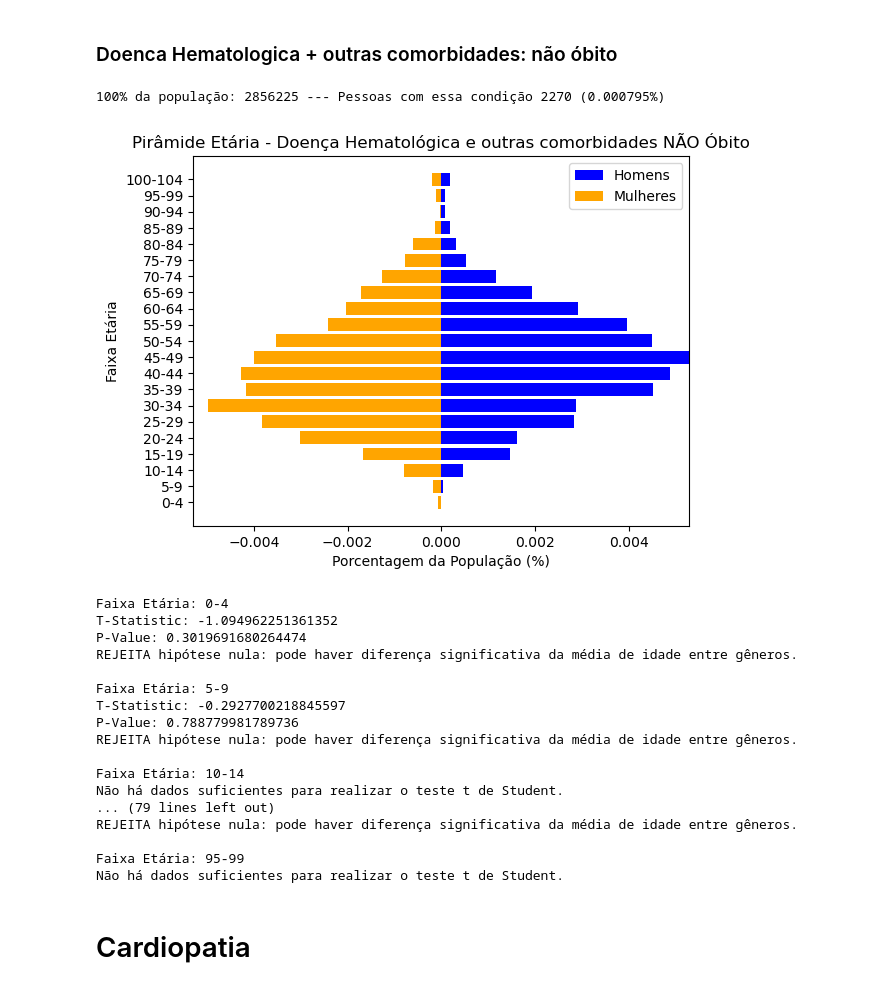
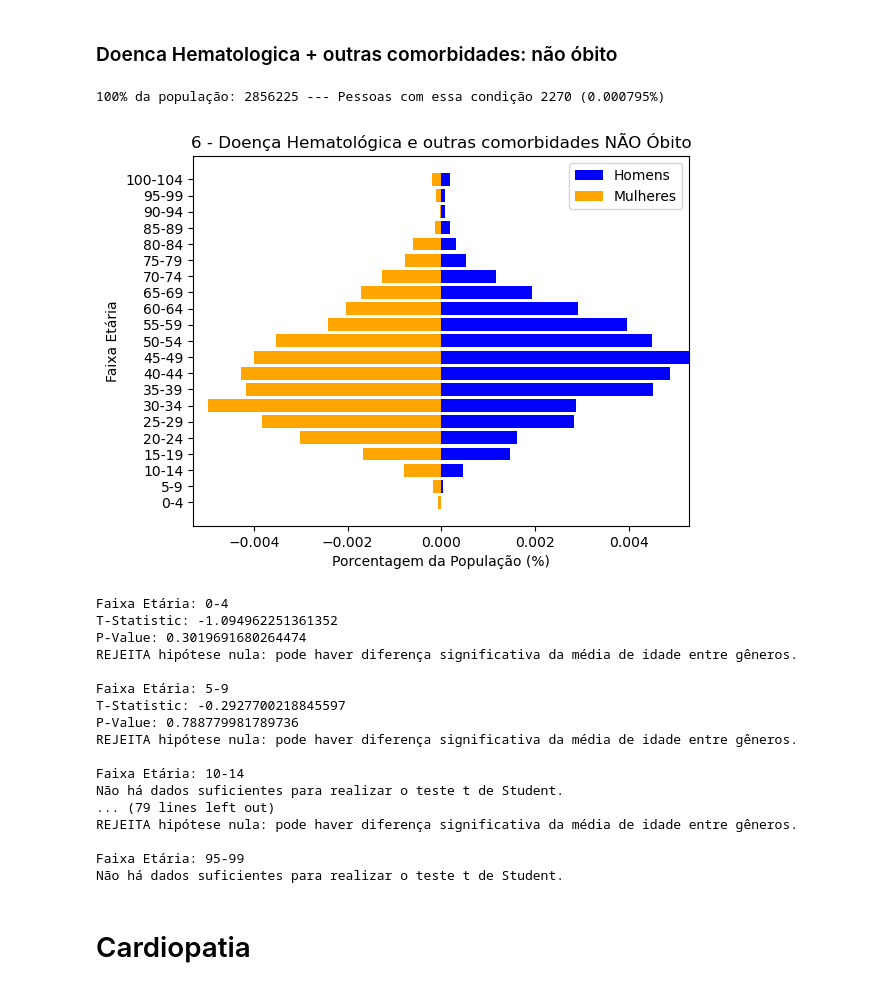
Before and after one commit to andregdmitri/SCC0957-PraticaCienciaDados, a Jupyter notebook: testes_estatisticos.ipynb, the cells around one changed output. Drawn from its saved outputs; the diff is of its cells as text; code cells hidden in the pictures.

```diff
--- a/testes_estatisticos.ipynb
+++ b/testes_estatisticos.ipynb
@@ -80,23 +54,17 @@ df_sem_comorbidade
 # %%
-import pandas as pd
-
-# Supondo que 'obitos_raca_cor' seja o seu DataFrame
-# Substitua 'obitos_raca_cor' pelo nome real do seu DataFrame, se necessário
-
-# Criando a condição para pessoas sem comorbidade
 condicao_comorbidade = (
-    ((df['asma'].isna() != False) | (df['asma'] != None)) |
-    ((df['cardiopatia'].isna() != False) | (df['cardiopatia'] != None)) |
-    ((df['diabetes'].isna() != False) | (df['diabetes'] != None)) |
-    ((df['doenca_hematologica'].isna() != False) | (df['doenca_hematologica'] != None)) |
-    ((df['doenca_hepatica'].isna() != False) | (df['doenca_hepatica'] != None)) |
-    ((df['doenca_neurologica'].isna() != False) | (df['doenca_neurologica'] != None)) |
-    ((df['doenca_renal'].isna() != False) | (df['doenca_renal'] != None)) |
-    ((df['imunodepressao'].isna() != False) | (df['imunodepressao'] != None)) |
-    ((df['obesidade'].isna() != False) | (df['obesidade'] != None)) |
-    ((df['pneumopatia'].isna() != False) | (df['pneumopatia'] != None)) |
-    ((df['puerpera'].isna() != False) | (df['puerpera'] != None)) |
-    ((df['sindrome_de_down'].isna() != False) | (df['sindrome_de_down'] != None))
+    ((df['asma'].isna() == False) | (df['asma'] != None)) |
+    ((df['cardiopatia'].isna() == False) | (df['cardiopatia'] != None)) |
+    ((df['diabetes'].isna() == False) | (df['diabetes'] != None)) |
+    ((df['doenca_hematologica'].isna() == False) | (df['doenca_hematologica'] != None)) |
+    ((df['doenca_hepatica'].isna() == False) | (df['doenca_hepatica'] != None)) |
+    ((df['doenca_neurologica'].isna() == False) | (df['doenca_neurologica'] != None)) |
+    ((df['doenca_renal'].isna() == False) | (df['doenca_renal'] != None)) |
+    ((df['imunodepressao'].isna() == False) | (df['imunodepressao'] != None)) |
+    ((df['obesidade'].isna() == False) | (df['obesidade'] != None)) |
+    ((df['pneumopatia'].isna() == False) | (df['pneumopatia'] != None)) |
+    ((df['puerpera'].isna() == False) | (df['puerpera'] != None)) |
+    ((df['sindrome_de_down'].isna() == False) | (df['sindrome_de_down'] != None))
 )
 
 # Filtrando o DataFrame
@@ -455,7 +418,7 @@ def gera_piramide_etaria(data, comorbidade):
     # Ajustes estéticos
     ax.set_xlabel('Porcentagem da População (%)')
     ax.set_ylabel('Faixa Etária')
-    ax.set_title(f"Pirâmide Etária - {comorbidade}")
+    ax.set_title(f"{comorbidade}")
     ax.legend()
     max_value = max(percentagem_idade_homens.max(), percentagem_idade_mulheres.max())
     ax.set_xlim(-max_value, max_value)
@@ -468,7 +431,7 @@ def gera_piramide_etaria(data, comorbidade):
     print(f"100% da população: {total_pop} --- Pessoas com essa condição {total_com_condicao} ({total_com_condicao/total_pop:.6f}%)")
 
     # Salvando imagem
-    plt.savefig(f'imagens/img_{comorbidade}.png')
+    plt.savefig(f'imagens/{comorbidade}.png')
 
     # Mostrando img
     plt.show()
@@ -1029,13 +1107,13 @@ REJEITA hipótese nula: pode haver diferença significativa da média de idade e
 # %%
 condicao_comorbidade = (
     (df['obito'] == False) &
     ((df['doenca_hematologica'] >= 3))
 )
-gera_piramide_etaria(df[condicao_comorbidade], "Doença Hematológica e outras comorbidades NÃO Óbito")
+gera_piramide_etaria(df[condicao_comorbidade], "6 - Doença Hematológica e outras comorbidades NÃO Óbito")
 compara_genero(df[condicao_comorbidade])
 # %% [output]
 100% da população: 2856225 --- Pessoas com essa condição 2270 (0.000795%)
-[figure, old version]
+[figure, new version]
 Faixa Etária: 0-4
 T-Statistic: -1.094962251361352
 P-Value: 0.3019691680264474
```
Also changed, not shown: parts of 85 cells of this notebook, 1 other file.
